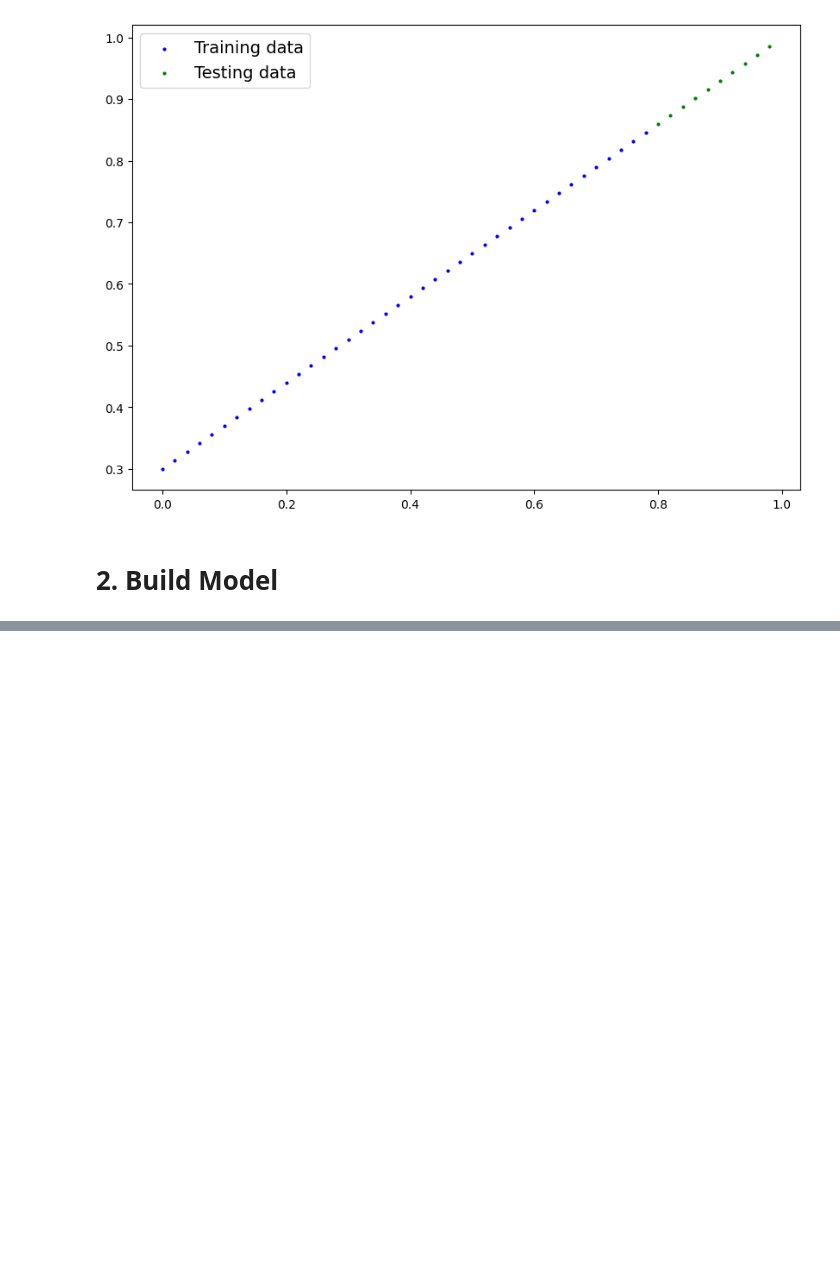
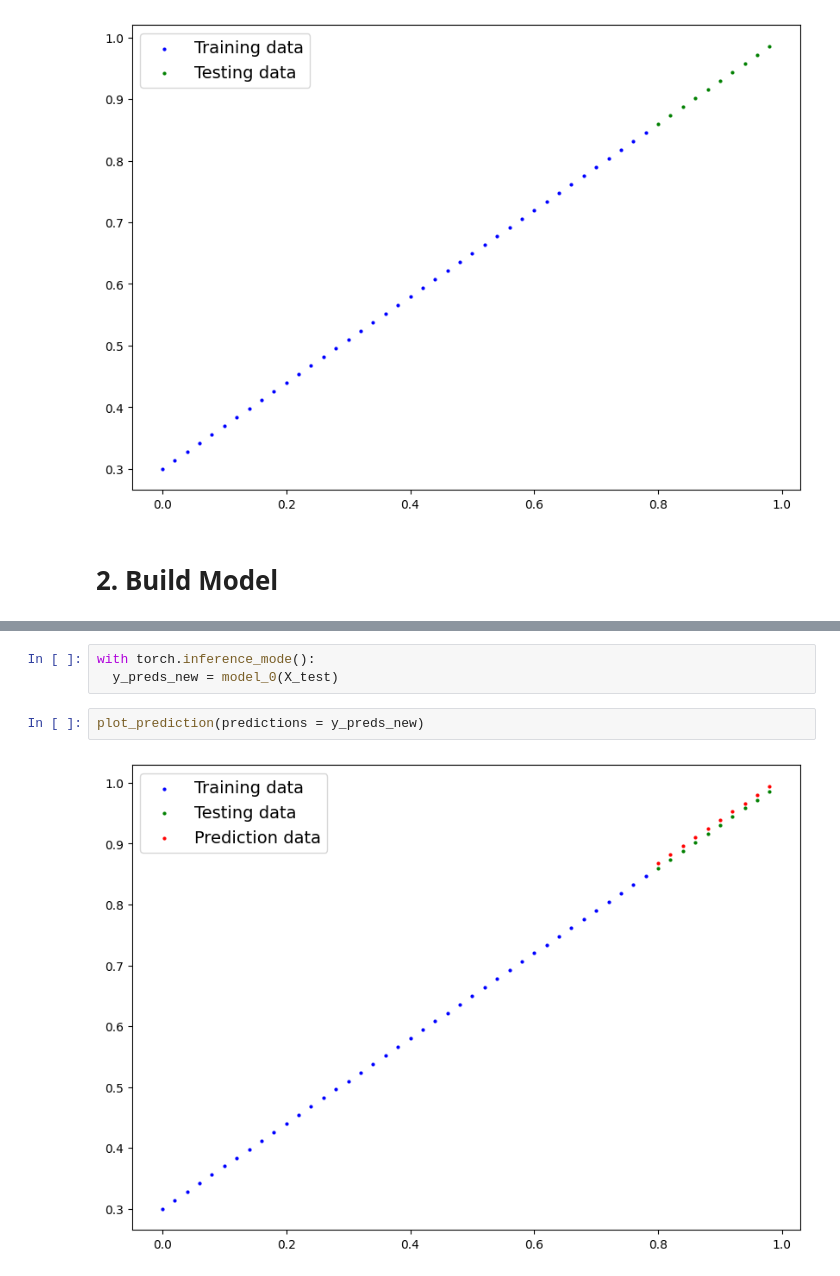
Before and after one commit to Chiranjeevi2001/introToDeepLearning, a Jupyter notebook: 01_pytorch_workflow.ipynb, the cells around one changed output, grey strips where cells are left out. Drawn from its saved outputs; the diff is of its cells as text; blank space fills up the shorter version.

```diff
--- a/01_pytorch_workflow.ipynb
+++ b/01_pytorch_workflow.ipynb
@@ -89,0 +298,7 @@ class LinearRegressionModel(nn.Module): # inherits nn.Module
+# %%
+with torch.inference_mode():
+  y_preds_new = model_0(X_test)
+# %%
+plot_prediction(predictions = y_preds_new)
+# %% [output]
+[figure, added]
```
Also changed, not shown: parts of 21 cells of this notebook.
